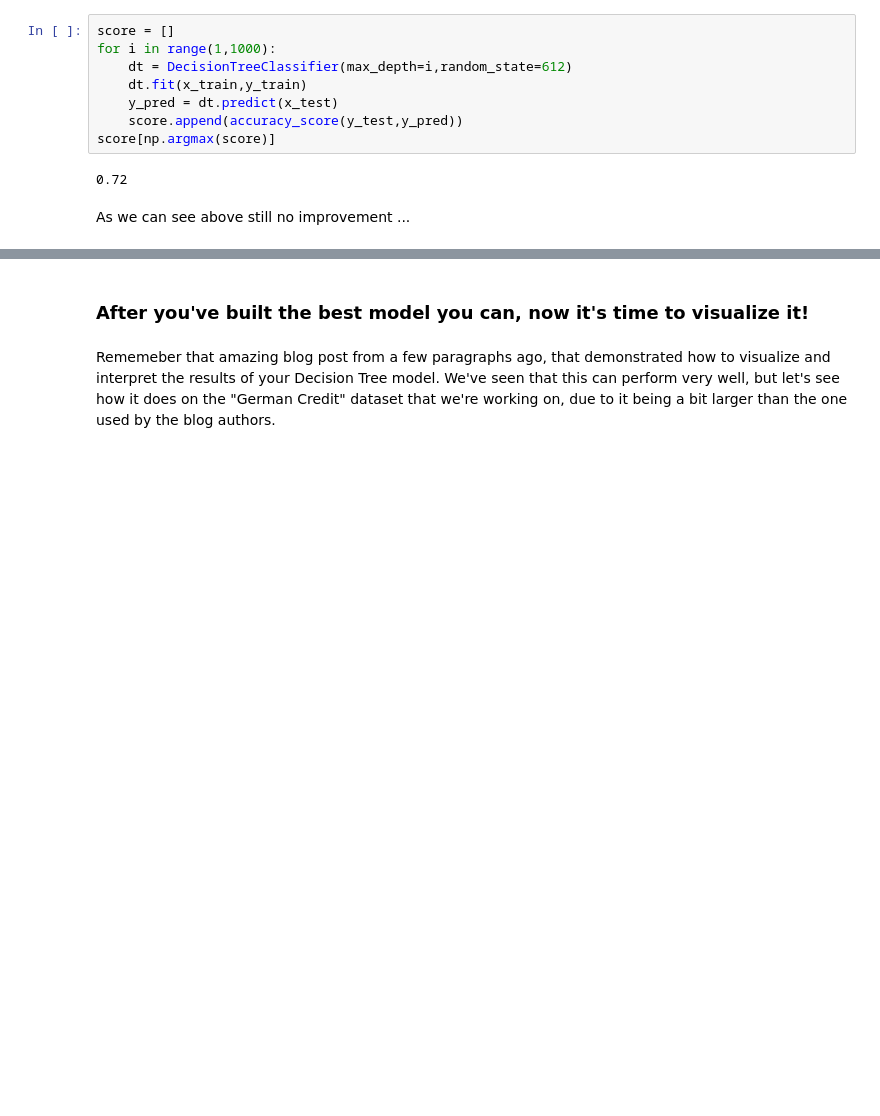
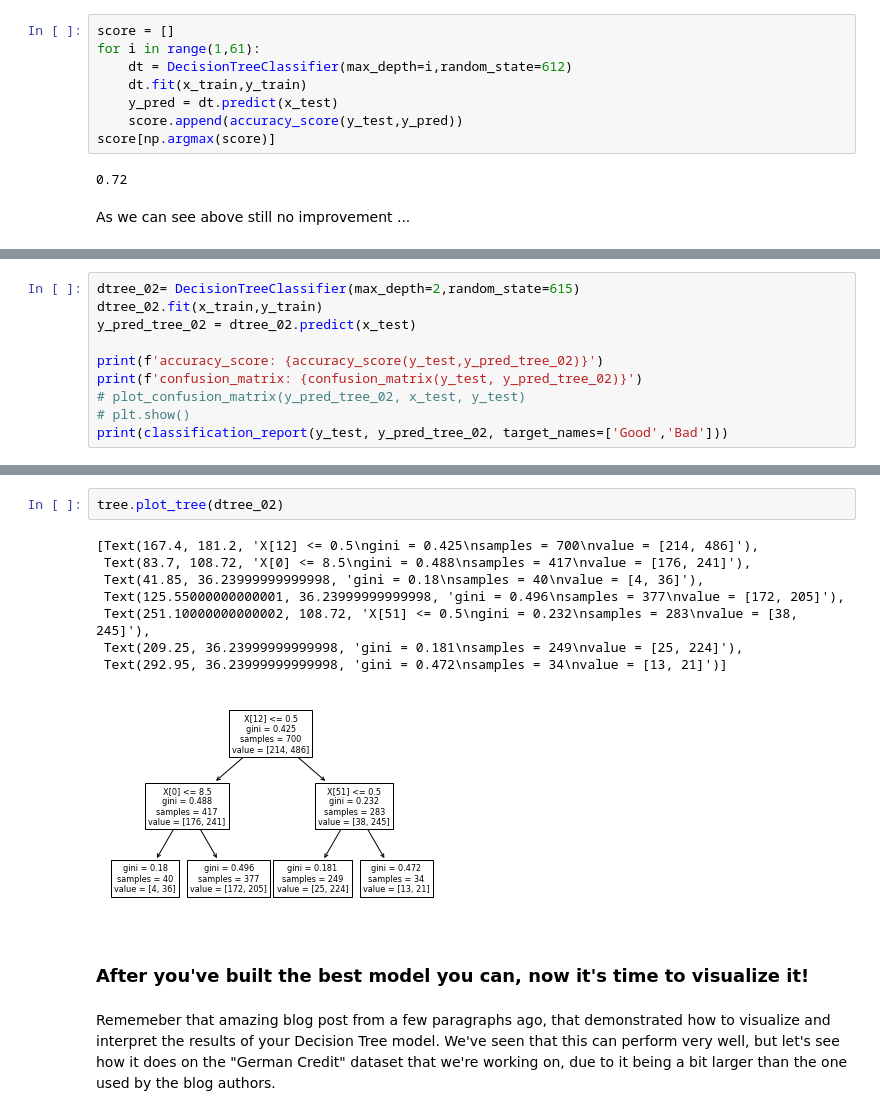
Before and after one commit to dantohe/Springboard, a Jupyter notebook: trees/Mini_Project_Tree-Based_Algorithms.ipynb, the cells around one changed output, grey strips where cells are left out. Cells and saved outputs as stored; diff of their text form; blank space fills up the shorter version.

```diff
--- a/trees/Mini_Project_Tree-Based_Algorithms.ipynb
+++ b/trees/Mini_Project_Tree-Based_Algorithms.ipynb
@@ -243,6 +227,6 @@ Trying to change the max_depth:
 # %%
 score = []
-for i in range(1,1000):
+for i in range(1,61):
     dt = DecisionTreeClassifier(max_depth=i,random_state=612)
     dt.fit(x_train,y_train)
     y_pred = dt.predict(x_test)
@@ -254,0 +332,10 @@ As we can see above still no improvement ...
+# %%
+dtree_02= DecisionTreeClassifier(max_depth=2,random_state=615)
+dtree_02.fit(x_train,y_train)
+y_pred_tree_02 = dtree_02.predict(x_test)
+
+print(f'accuracy_score: {accuracy_score(y_test,y_pred_tree_02)}')
+print(f'confusion_matrix: {confusion_matrix(y_test, y_pred_tree_02)}')
+# plot_confusion_matrix(y_pred_tree_02, x_test, y_test)
+# plt.show()
+print(classification_report(y_test, y_pred_tree_02, target_names=['Good','Bad']))
@@ -255,3 +354,14 @@ As we can see above still no improvement ...
+# %%
+tree.plot_tree(dtree_02)
+# %% [output]
+[Text(167.4, 181.2, 'X[12] <= 0.5\ngini = 0.425\nsamples = 700\nvalue = [214, 486]'),
+ Text(83.7, 108.72, 'X[0] <= 8.5\ngini = 0.488\nsamples = 417\nvalue = [176, 241]'),
+ Text(41.85, 36.23999999999998, 'gini = 0.18\nsamples = 40\nvalue = [4, 36]'),
+ Text(125.55000000000001, 36.23999999999998, 'gini = 0.496\nsamples = 377\nvalue = [172, 205]'),
+ Text(251.10000000000002, 108.72, 'X[51] <= 0.5\ngini = 0.232\nsamples = 283\nvalue = [38, 245]'),
+ Text(209.25, 36.23999999999998, 'gini = 0.181\nsamples = 249\nvalue = [25, 224]'),
+ Text(292.95, 36.23999999999998, 'gini = 0.472\nsamples = 34\nvalue = [13, 21]')]
+[figure, added]
 # %% [markdown]
 ### After you've built the best model you can, now it's time to visualize it!
 # %% [markdown]
```
Also changed, not shown: parts of 22 cells of this notebook.
